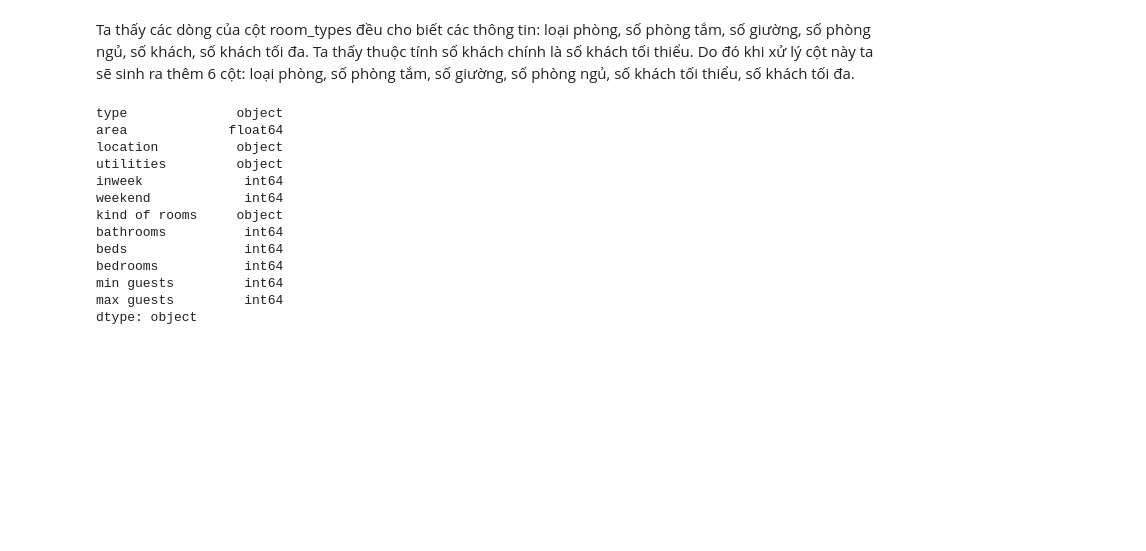
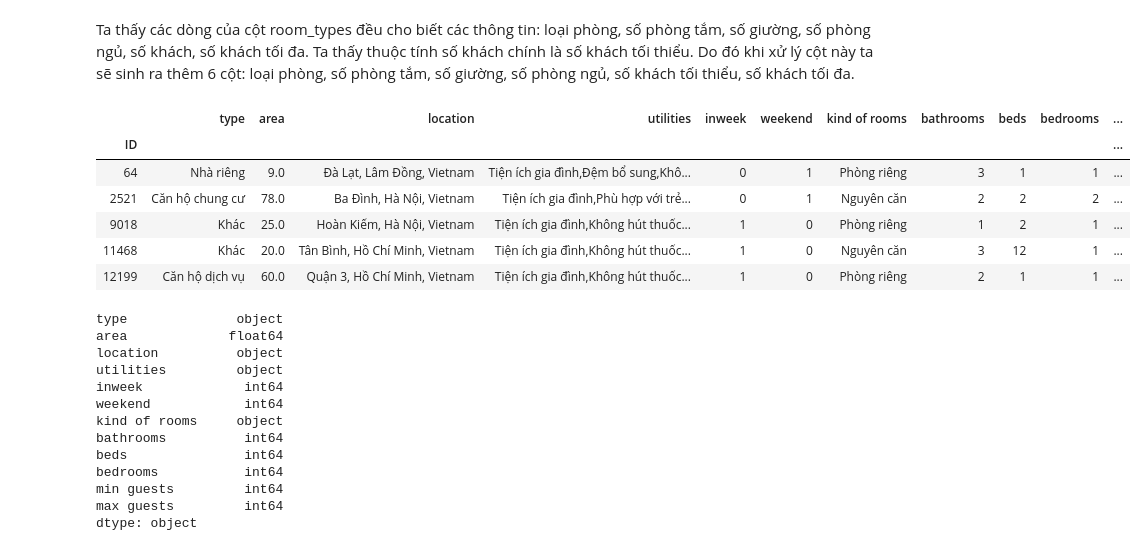
Before and after one commit to nguyen-quang-phu/projectDataScience, a Jupyter notebook: TienXuLy.ipynb, the cells around one changed output. Cells and saved outputs as stored; diff of their text form; code cells hidden in the pictures; blank space fills up the shorter version.

```diff
--- a/TienXuLy.ipynb
+++ b/TienXuLy.ipynb
@@ -343,6 +352,15 @@ class Room_TypesTransform(BaseEstimator, TransformerMixin):
 # %%
 room_types_transform=Room_TypesTransform()
 train_X_df=room_types_transform.transform(train_X_df)
+train_X_df.head()
+# %% [output]
+|  | type | area | location | utilities | inweek | weekend | kind of rooms | bathrooms | beds | bedrooms | ... |
+| ID |  |  |  |  |  |  |  |  |  |  | ... |
+| 64 | Nhà riêng | 9.0 | Đà Lạt, Lâm Đồng, Vietnam | Tiện ích gia đình,Đệm bổ sung,Khô... | 0 | 1 | Phòng riêng | 3 | 1 | 1 | ... |
+| 2521 | Căn hộ chung cư | 78.0 | Ba Đình, Hà Nội, Vietnam | Tiện ích gia đình,Phù hợp với trẻ... | 0 | 1 | Nguyên căn | 2 | 2 | 2 | ... |
+| 9018 | Khác | 25.0 | Hoàn Kiếm, Hà Nội, Vietnam | Tiện ích gia đình,Không hút thuốc... | 1 | 0 | Phòng riêng | 1 | 2 | 1 | ... |
+| 11468 | Khác | 20.0 | Tân Bình, Hồ Chí Minh, Vietnam | Tiện ích gia đình,Không hút thuốc... | 1 | 0 | Nguyên căn | 3 | 12 | 1 | ... |
+| 12199 | Căn hộ dịch vụ | 60.0 | Quận 3, Hồ Chí Minh, Vietnam | Tiện ích gia đình,Không hút thuốc... | 1 | 0 | Phòng riêng | 2 | 1 | 1 | ... |
 # %%
 train_X_df.dtypes
 # %% [output]
```
Also changed, not shown: parts of 18 cells of this notebook.
